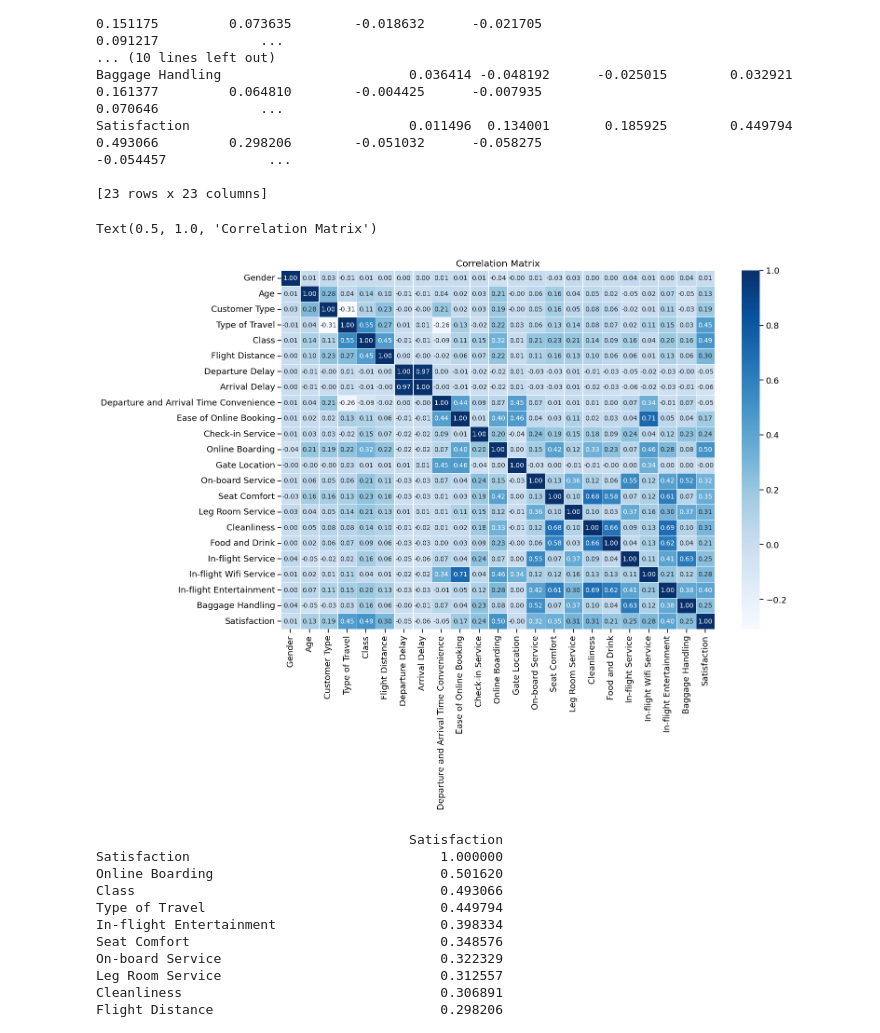
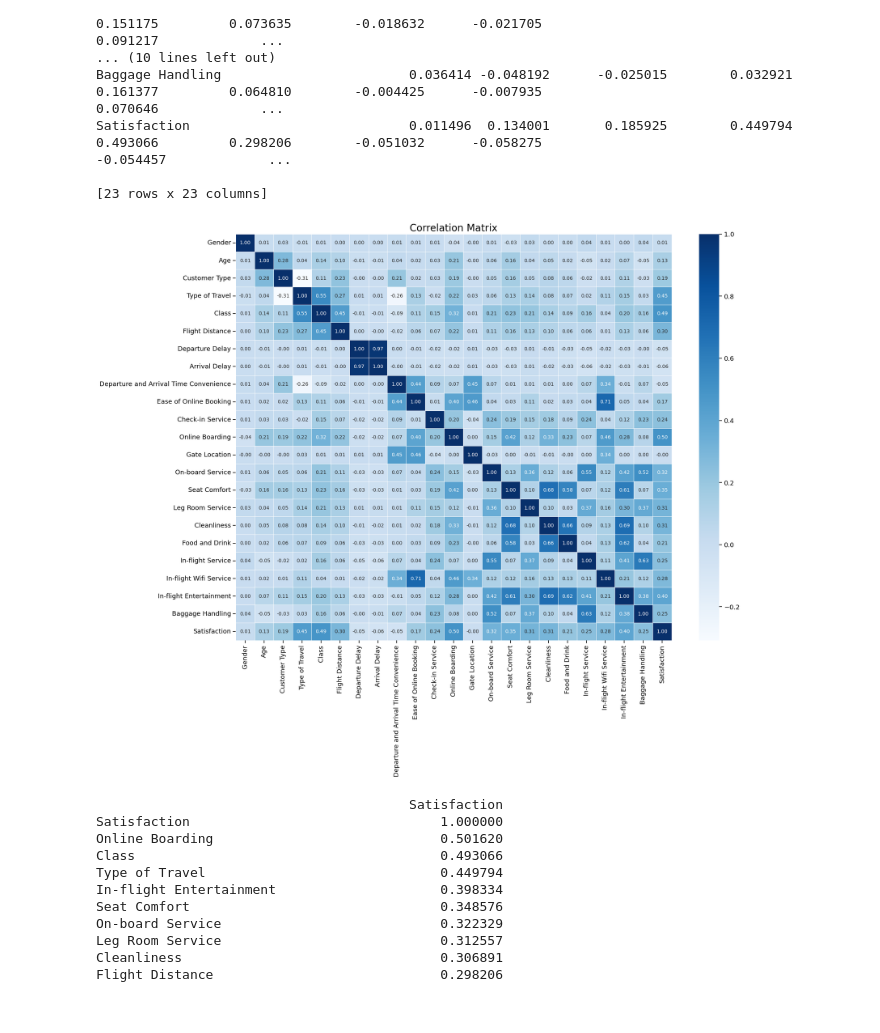
Before and after one commit to leonguyen18/MQ-Data-Science-Project, a Jupyter notebook: 48203971_Portfolio4.ipynb, the cells around one changed output. Saved outputs shown, nothing was run; the diff lists cells and outputs as text; code cells hidden in the pictures.

```diff
--- a/48203971_Portfolio4.ipynb
+++ b/48203971_Portfolio4.ipynb
@@ -388,7 +418,7 @@ def class_encode(x):
     '''
     Convert class into numerical value.
         Parameters:
-        x (str): Class as 'Business', 'Personal'.
+        x (str): Class as 'Business', 'Economy Plus', 'Economy'.
 
         Returns:
         int: Numerical value of class (2 for 'Business', 1 for 'Economy Plus', 0 for 'Economy').
@@ -417,14 +447,15 @@ def satisfaction_encode(x):
 
 
 def data_cleaning(df):
-    df.dropna(inplace=True)
-    df['Gender'] = df['Gender'].apply(gender_encode)
-    df['Customer Type'] = df['Customer Type'].apply(customer_type_encode)
-    df['Type of Travel'] = df['Type of Travel'].apply(travel_type_encode)
-    df['Class'] = df['Class'].apply(class_encode)
-    df['Satisfaction'] = df['Satisfaction'].apply(satisfaction_encode)
+    df_copy = df.copy()
+    df_copy.dropna(inplace=True)
+    df_copy['Gender'] = df_copy['Gender'].apply(gender_encode)
+    df_copy['Customer Type'] = df_copy['Customer Type'].apply(customer_type_encode)
+    df_copy['Type of Travel'] = df_copy['Type of Travel'].apply(travel_type_encode)
+    df_copy['Class'] = df_copy['Class'].apply(class_encode)
+    df_copy['Satisfaction'] = df_copy['Satisfaction'].apply(satisfaction_encode)
 
-    return df
+    return df_copy
 
 df_cleaned = data_cleaning(df)
 # %%
@@ -481,12 +506,13 @@ Satisfaction                            0.011496  0.134001       0.185925
 [23 rows x 23 columns]
 # %%
 # Correlation matrix plot
-plt.figure(figsize=(15,10))
-sns.heatmap(correlation_matrix,annot=True,fmt='.2f',annot_kws={'size': 10},linewidths=0.5,cmap='Blues')
-plt.title("Correlation Matrix")
+plt.figure(figsize=(20,15))
+sns.heatmap(correlation_matrix, annot=True, fmt='.2f', annot_kws={'size': 10}, linewidths=0.5, cmap='Blues')
+
+plt.title("Correlation Matrix", fontsize =20)
+plt.show()
 # %% [output]
-Text(0.5, 1.0, 'Correlation Matrix')
-[figure, old version]
+[figure, new version]
 # %%
 # Correlation between 'Satisfaction' and all other features
 target_corr = df_cleaned.corr()[['Satisfaction']].sort_values(by='Satisfaction', ascending=False)
```
Also changed, not shown: parts of 20 cells of this notebook, 1 other file.
